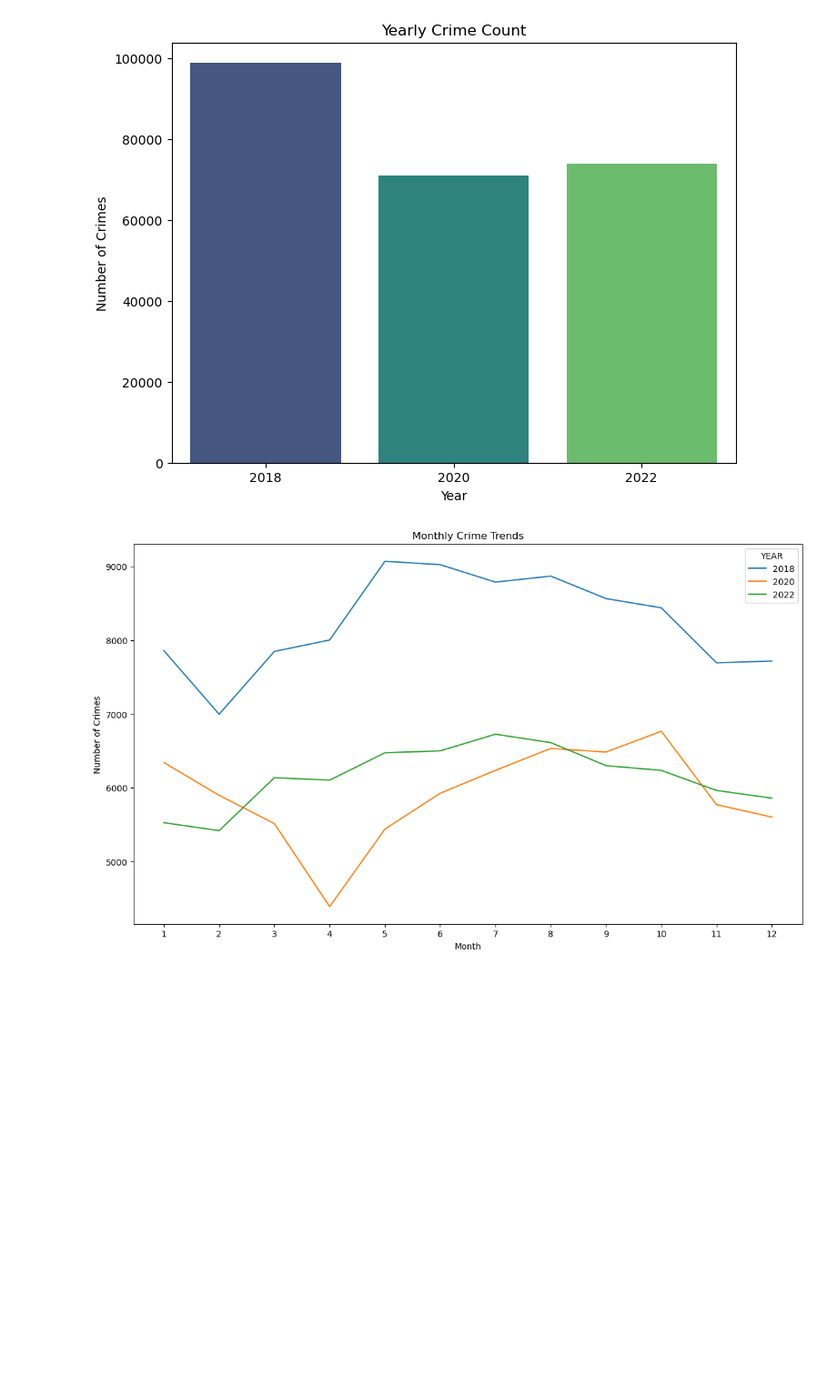
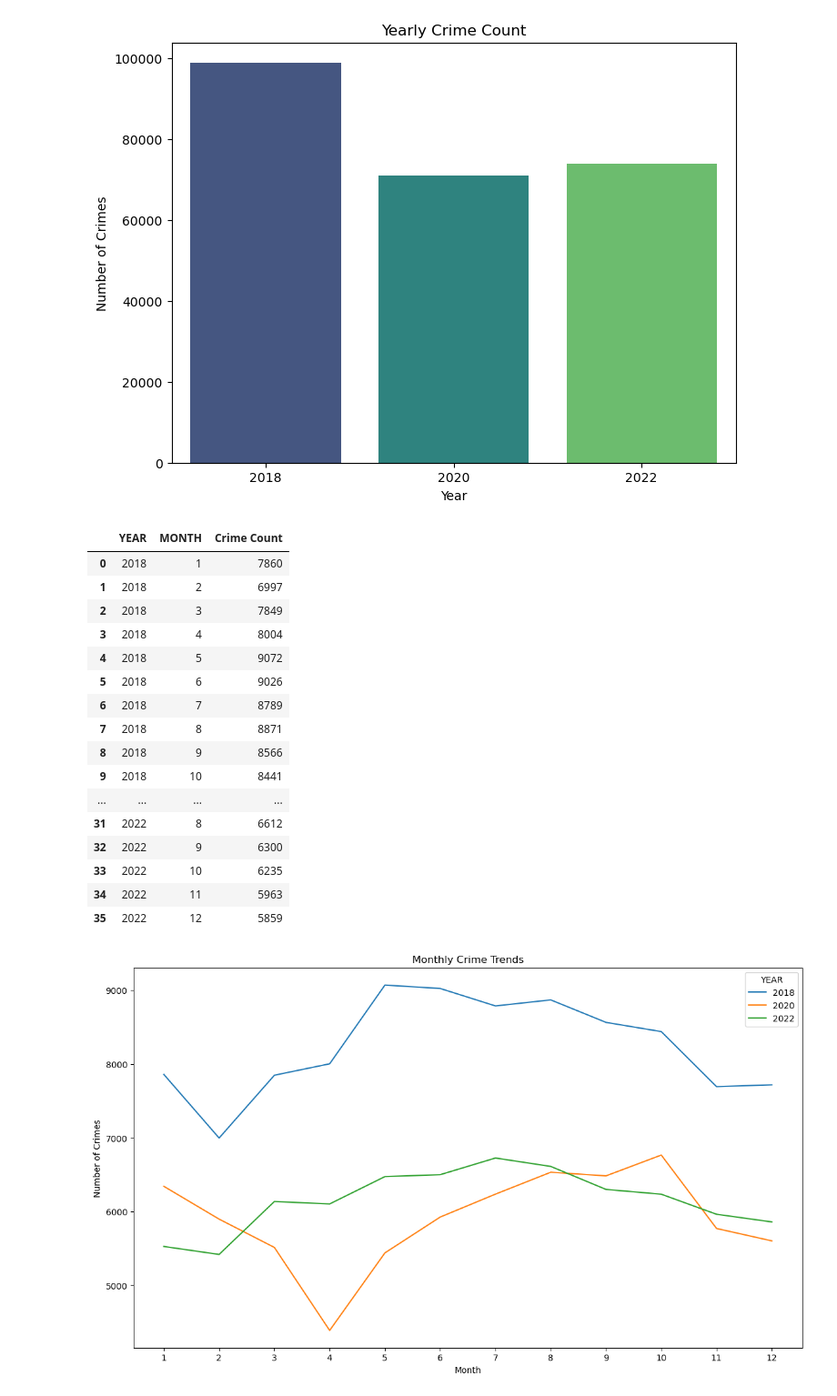
Before and after one commit to Dastardi/data_foundations, a Jupyter notebook: HW2/basic_comparisons.ipynb, the cells around one changed output. Shown at 91% size. Cells and saved outputs as stored; diff of their text form; code cells hidden in the pictures; blank space fills up the shorter version.

```diff
--- a/HW2/basic_comparisons.ipynb
+++ b/HW2/basic_comparisons.ipynb
@@ -43,4 +26,25 @@ plt.ylabel('Number of Crimes')
 plt.show()
 # %% [output]
 [figure]
+# %%
+monthly_crimes = df.groupby(['YEAR', 'MONTH']).size().reset_index(name='Crime Count')
+monthly_crimes
+# %% [output]
+|  | YEAR | MONTH | Crime Count |
+| 0 | 2018 | 1 | 7860 |
+| 1 | 2018 | 2 | 6997 |
+| 2 | 2018 | 3 | 7849 |
+| 3 | 2018 | 4 | 8004 |
+| 4 | 2018 | 5 | 9072 |
+| 5 | 2018 | 6 | 9026 |
+| 6 | 2018 | 7 | 8789 |
+| 7 | 2018 | 8 | 8871 |
+| 8 | 2018 | 9 | 8566 |
+| 9 | 2018 | 10 | 8441 |
+| ... | ... | ... | ... |
+| 31 | 2022 | 8 | 6612 |
+| 32 | 2022 | 9 | 6300 |
+| 33 | 2022 | 10 | 6235 |
+| 34 | 2022 | 11 | 5963 |
+| 35 | 2022 | 12 | 5859 |
 # %%
```
Also changed, not shown: parts of 21 cells of this notebook, 10 other files.
